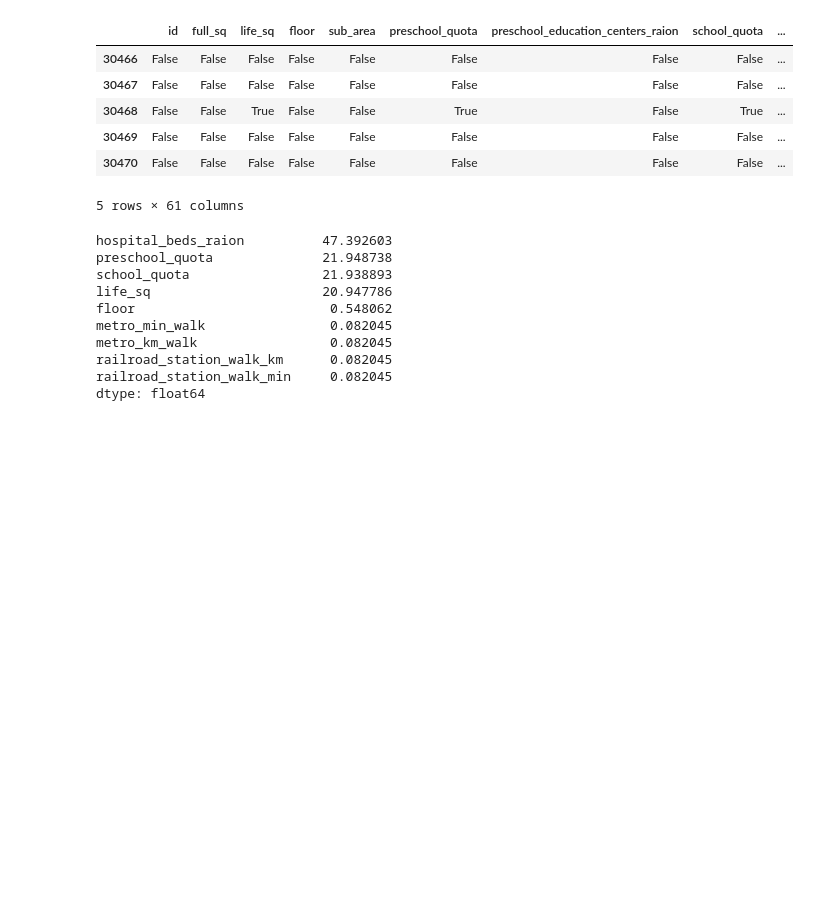
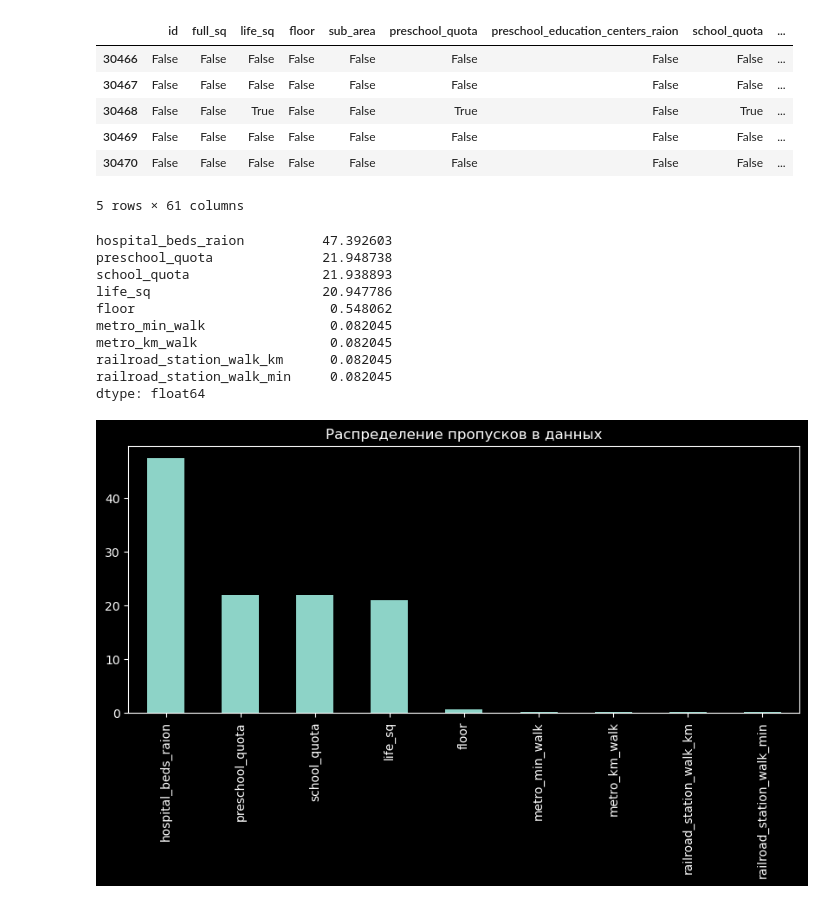
Before and after one commit to thetitorenko/sf_dspr_code, a Jupyter notebook: 01-block/07-python_14/07-python_14.ipynb, the cells around one changed output. Cells and saved outputs as stored; diff of their text form; code cells hidden in the pictures; blank space fills up the shorter version.

```diff
--- a/01-block/07-python_14/07-python_14.ipynb
+++ b/01-block/07-python_14/07-python_14.ipynb
@@ -88,3 +88,11 @@ metro_km_walk                 0.082045
 railroad_station_walk_km      0.082045
 railroad_station_walk_min     0.082045
 dtype: float64
+# %%
+# Построим столбчатую диаграмму пропусков для наглядности
+cols_with_null.plot(
+    kind='bar',
+    figsize=(10, 4),
+    title='Распределение пропусков в данных');
+# %% [output]
+[figure, added]
```
Also changed, not shown: parts of 3 cells of this notebook.
